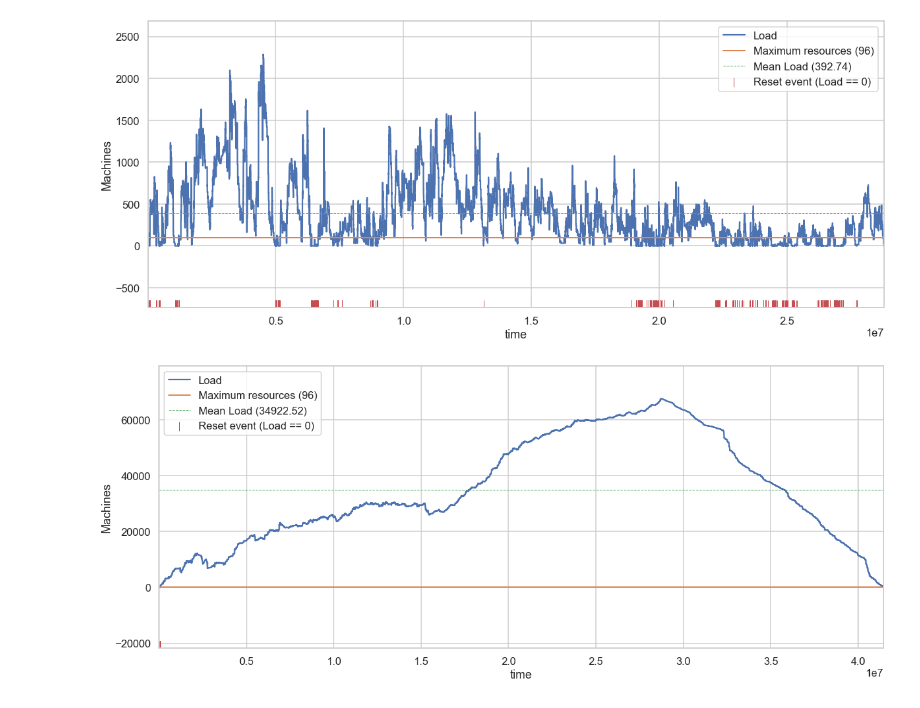
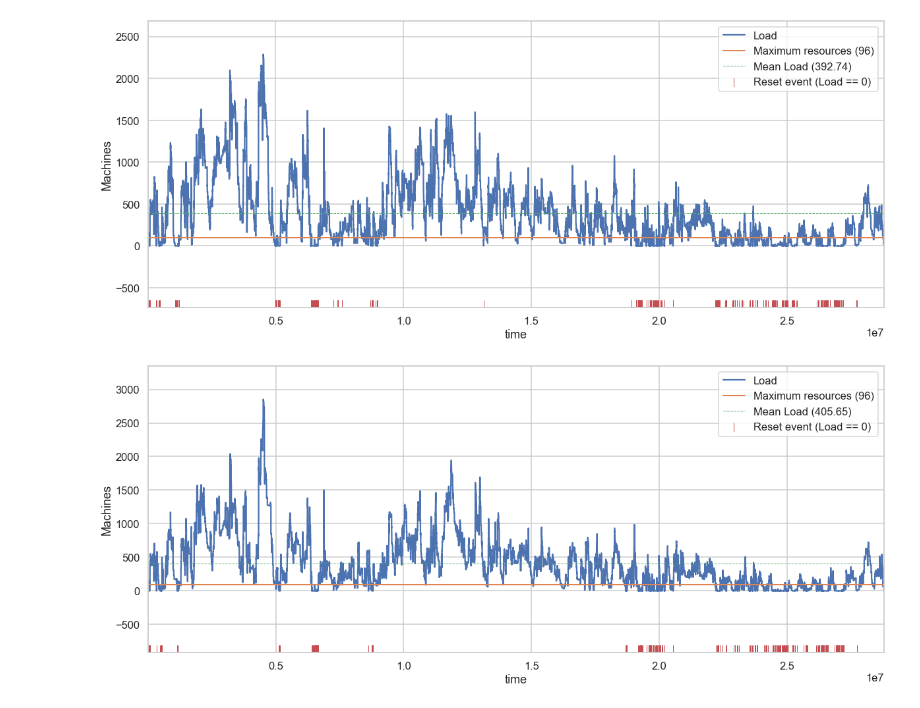
Before and after one commit to jankopanski/Burst-Buffer-Scheduling, a Jupyter notebook: analysis/BestScheduleComparison-IOAware.ipynb, the cells around one changed output. Drawn from its saved outputs; the diff is of its cells as text; code cells hidden in the pictures.

Commit message:
Extend notebooks with comparison of best schedules

```diff
--- a/analysis/BestScheduleComparison-IOAware.ipynb
+++ b/analysis/BestScheduleComparison-IOAware.ipynb
@@ -14,7 +14,8 @@ from evalys.jobset import JobSet
 # %%
 input_location = 'KTH-io-aware'
 files_prefix = ''
-schedule_names = ['filler', 'backfill-1', 'backfill-sjf-1', 'maxutil-1', 'maxsort-1', 'balance-12-ratio-1', 'balance-11-largest-1', 'balance-12-smallest-1']
+# schedule_names = ['filler', 'backfill-1', 'backfill-sjf-1', 'maxutil-1', 'maxsort-1', 'balance-12-ratio-1', 'balance-11-largest-1', 'balance-12-smallest-1']
+schedule_names = ['filler', 'backfill-1', 'backfill-sjf-1', 'maxutil-1']
 # %%
 schedule_files = []
 jobs_files = []
@@ -296,6 +289,6 @@ visu.legacy.plot_load(jobsets['backfill-1'].queue, nb_resources=96, ax=ax)
 [figure]
 # %%
 fig, ax = plt.subplots(figsize=(20,8))
-visu.legacy.plot_load(jobsets['no-reserve-1'].queue, nb_resources=96, ax=ax)
+visu.legacy.plot_load(jobsets['maxutil-1'].queue, nb_resources=96, ax=ax)
 # %% [output]
-[figure, old version]
+[figure, new version]
```
Also changed, not shown: parts of 21 cells of this notebook, 1 other file.
